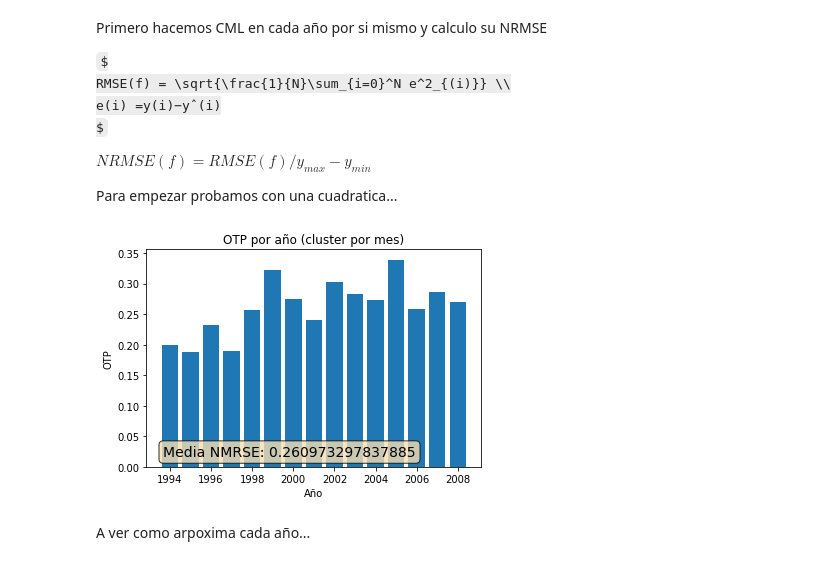
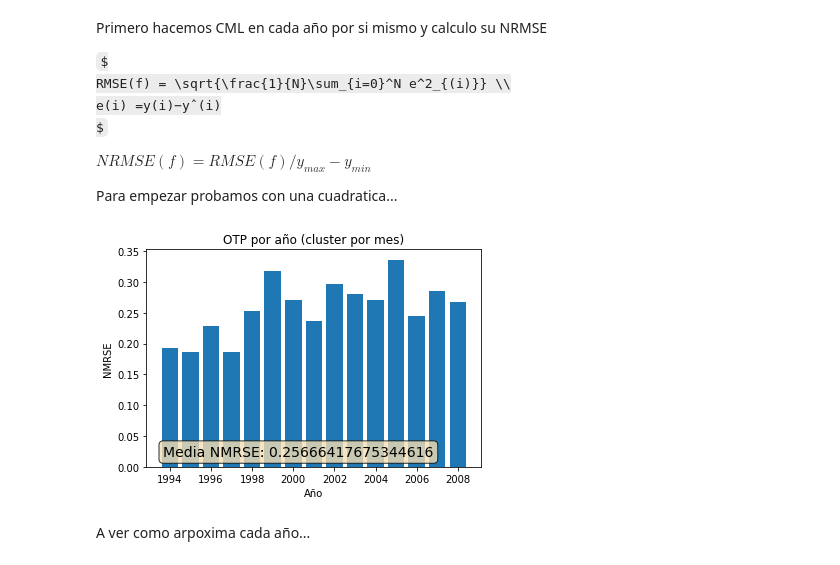
Before and after one commit to ricardogcolombo/tp3, a Jupyter notebook: notebooks/OTPPorMes.ipynb, the cells around one changed output. Cells and saved outputs as stored; diff of their text form; code cells hidden in the pictures; some formulas as TeX source.

```diff
--- a/notebooks/OTPPorMes.ipynb
+++ b/notebooks/OTPPorMes.ipynb
@@ -106,7 +106,7 @@ for i in range(len(data)):
     for j in range(N):
         e.append(y[j] - cml.predict(x[j]))
 
-    nrmse = 0
+    rmse = 0
     for j in range(len(e)):
         rmse += e[j] ** 2
     rmse = rmse/N
@@ -121,20 +121,20 @@ media_nrmse = sum(nrmses)/len(nrmses)
 # %%
 import matplotlib.pyplot as plt
 
 fig, ax = plt.subplots()
 
 ax.bar(x_axis, nrmses)
 
 props = dict(boxstyle='round', facecolor='wheat', alpha=0.8)
 ax.text(0.05, 0.1, 'Media NMRSE: {0}'.format(media_nrmse), transform=ax.transAxes, fontsize=14,
         verticalalignment='top', bbox=props)
 plt.xlabel('Año')
-plt.ylabel('OTP')
+plt.ylabel('NMRSE')
 plt.title('OTP por año (cluster por mes)')
 
 plt.show()
 # %% [output]
-[figure, old version]
+[figure, new version]
 # %% [markdown]
 A ver como arpoxima cada año...
 # %%
```
Also changed, not shown: parts of 4 cells of this notebook.
